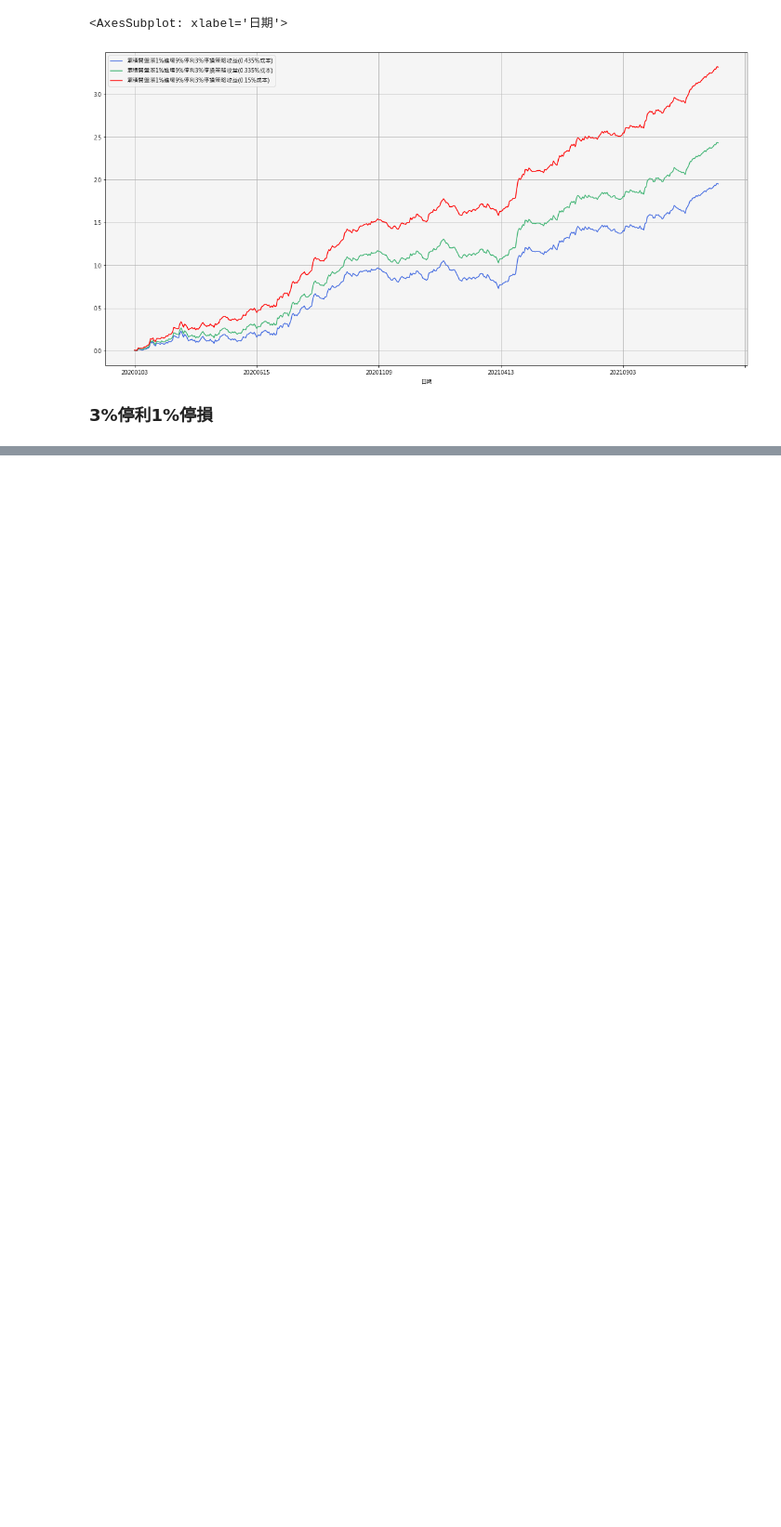
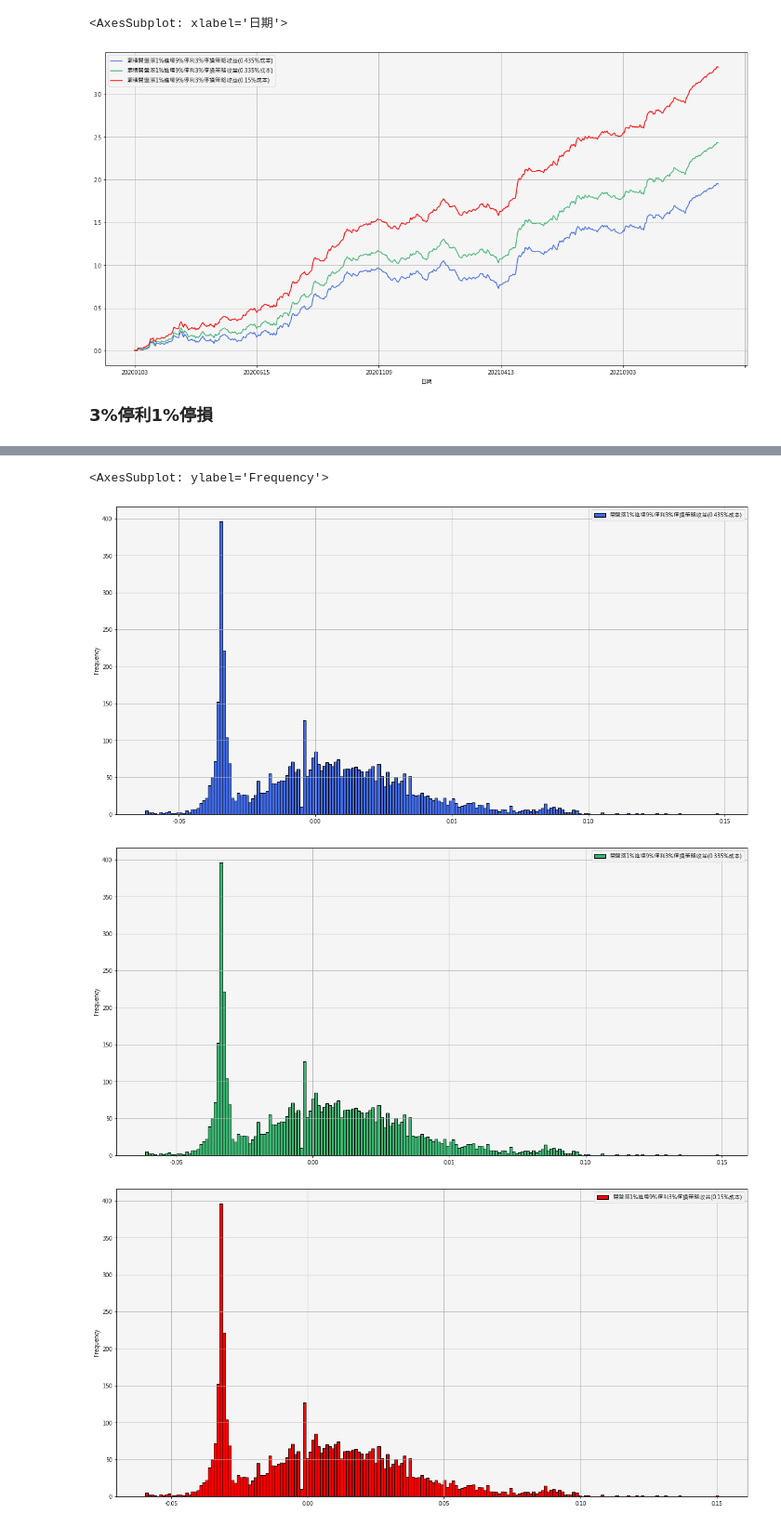
Before and after one commit to ErebusTW/Merge-by-date, a Jupyter notebook: 策略回測結果.ipynb, the cells around one changed output, grey strips where cells are left out. Shown at 93% size. Cells and saved outputs as stored; diff of their text form; code cells hidden in the pictures; blank space fills up the shorter version.

```diff
--- a/策略回測結果.ipynb
+++ b/策略回測結果.ipynb
@@ -184,0 +301,13 @@ returns_day[['累積開盤漲1%進場3%停利1%停損策略收益(0.435%成本)'
+# %%
+transactions_long = pd.read_csv(r"Z:\07個人\ChiehLin\數位金融部修正回測結果\決定版\開盤1%進場9%停利3%停損_多_215VIX.csv")
+transactions_short = pd.read_csv(r"Z:\07個人\ChiehLin\數位金融部修正回測結果\決定版\開盤1%進場9%停利3%停損_空_215VIX.csv")
+# %%
+transactions_long.date = pd.to_datetime(transactions_long.date).dt.strftime("%Y%m%d")
+transactions_short.date = pd.to_datetime(transactions_short.date).dt.strftime("%Y%m%d")
+transactions =  pd.concat([transactions_long, transactions_short])
+returns_long = transactions_long.groupby(['date','symbol']).agg({"value":'sum'}).reset_index(drop = False)
+returns_long['returns'] =returns_long['value']/transactions_long[transactions_long['value'] > 0].reset_index(drop = True)['value']
+returns_short = transactions_short.groupby(['date','symbol']).agg({"value":'sum'}).reset_index(drop = False)
+returns_short['returns'] =returns_short['value']/transactions_short[transactions_short['value'] > 0].reset_index(drop = True)['value']
+returns = transactions.groupby(['date','symbol']).agg({"value":'sum'}).reset_index(drop = False)
+returns['returns'] =returns['value']/transactions[transactions['value'] > 0].reset_index(drop = True)['value']
@@ -184,0 +321,13 @@ returns_day[['累積開盤漲1%進場3%停利1%停損策略收益(0.435%成本)'
+# %%
+returns = returns.rename(columns = {'date':'日期','returns' :'開盤漲1%進場9%停利3%停損策略收益(不加成本)'})
+returns['開盤漲1%進場9%停利3%停損策略收益(0.15%成本)'] =  returns['開盤漲1%進場9%停利3%停損策略收益(不加成本)'] - 0.0015
+returns['開盤漲1%進場9%停利3%停損策略收益(0.335%成本)'] =  returns['開盤漲1%進場9%停利3%停損策略收益(不加成本)'] - 0.00335
+returns['開盤漲1%進場9%停利3%停損策略收益(0.435%成本)'] =  returns['開盤漲1%進場9%停利3%停損策略收益(不加成本)'] - 0.00435
+returns_long = returns_long.rename(columns = {'date':'日期','returns' :'開盤漲1%進場9%停利3%停損策略收益(不加成本)'})
+returns_long['開盤漲1%進場9%停利3%停損策略收益(0.15%成本)'] =  returns_long['開盤漲1%進場9%停利3%停損策略收益(不加成本)'] - 0.0015
+returns_long['開盤漲1%進場9%停利3%停損策略收益(0.335%成本)'] =  returns_long['開盤漲1%進場9%停利3%停損策略收益(不加成本)'] - 0.00335
+returns_long['開盤漲1%進場9%停利3%停損策略收益(0.435%成本)'] =  returns_long['開盤漲1%進場9%停利3%停損策略收益(不加成本)'] - 0.00435
+returns_short = returns_short.rename(columns = {'date':'日期','returns' :'開盤漲1%進場9%停利3%停損策略收益(不加成本)'})
+returns_short['開盤漲1%進場9%停利3%停損策略收益(0.15%成本)'] =  returns_short['開盤漲1%進場9%停利3%停損策略收益(不加成本)'] - 0.0015
+returns_short['開盤漲1%進場9%停利3%停損策略收益(0.335%成本)'] =  returns_short['開盤漲1%進場9%停利3%停損策略收益(不加成本)'] - 0.00335
+returns_short['開盤漲1%進場9%停利3%停損策略收益(0.435%成本)'] =  returns_short['開盤漲1%進場9%停利3%停損策略收益(不加成本)'] - 0.00435
@@ -184,0 +405,13 @@ returns_day[['累積開盤漲1%進場3%停利1%停損策略收益(0.435%成本)'
+# %%
+############################################################################################
+#每日每股損益分配
+#開盤漲1%進場9%停利3%停損
+############################################################################################
+returns[['開盤漲1%進場9%停利3%停損策略收益(0.435%成本)']].plot.hist(edgecolor='black', facecolor = 'royalblue',figsize = (20,10),bins=200,grid = True)
+returns[['開盤漲1%進場9%停利3%停損策略收益(0.335%成本)']].plot.hist(edgecolor='black', facecolor = 'mediumseagreen',figsize = (20,10),bins=200,grid = True)
+returns[['開盤漲1%進場9%停利3%停損策略收益(0.15%成本)']].plot.hist(edgecolor='black', facecolor = 'red',figsize = (20,10),bins=200,grid = True)
+# %% [output]
+<AxesSubplot: ylabel='Frequency'>
+[figure, added]
+[figure, added]
+[figure, added]
```
Also changed, not shown: parts of 53 cells of this notebook.
